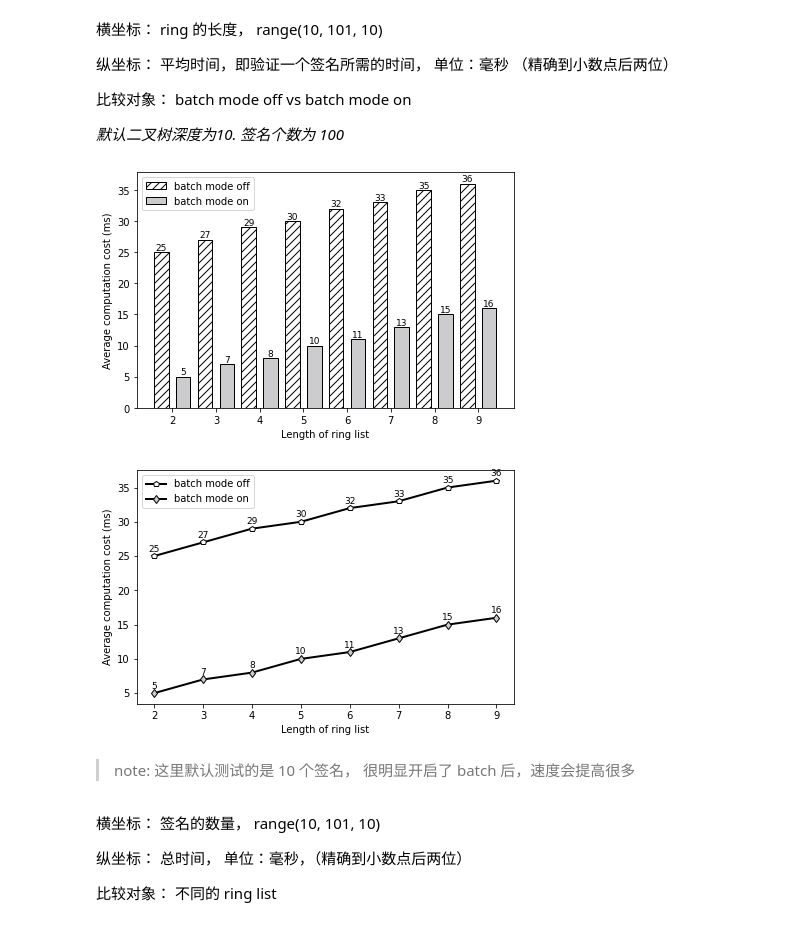
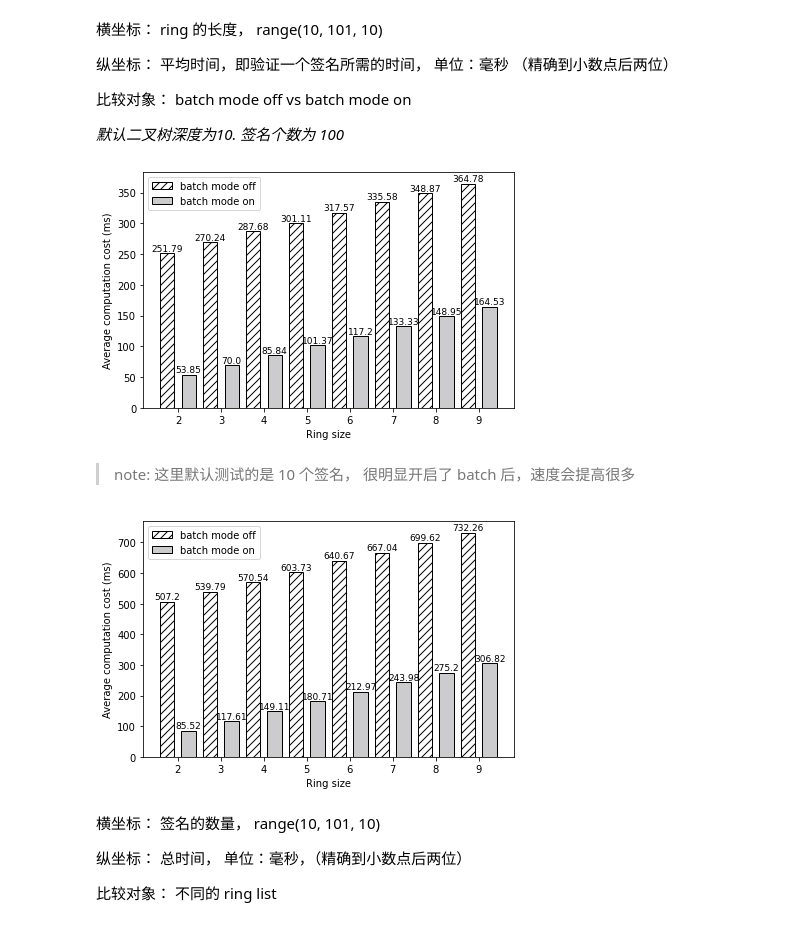
Before and after one commit to IBRS4VANETs/TEST-CASEs, a Jupyter notebook: note.ipynb, the cells around one changed output. Saved outputs shown, nothing was run; the diff lists cells and outputs as text; code cells hidden in the pictures.

```diff
--- a/note.ipynb
+++ b/note.ipynb
@@ -145,7 +145,7 @@ def test_revo(N, r_num, t_trc):
     counter = []
     for k in range(N):
         obus = []
-        trc = TRC(t_trc, 20, 'exp #3')
+        trc = TRC(t_trc, 16, 'exp #3')
         for i in range(1, 2 ** 10):
             temp_obu = OBU(trc, VID_POOL[i])
             obus.append(temp_obu)
@@ -264,7 +266,7 @@ def test_batveri(N, s_num, r_num, flag = 1):
         obu.batchV(sigmaList)
     end = time.process_time()
     if flag:
-        cost2 = Decimal((Decimal(end) - Decimal(start)) * 1000 / (N * s_num) ).quantize(Decimal("0.00"))
+        cost2 = Decimal((Decimal(end) - Decimal(start)) * 1000 / (N) ).quantize(Decimal("0.00"))
     else:
         cost2 = Decimal((Decimal(end) - Decimal(start)) * 1000 / N).quantize(Decimal("0.00"))
 
@@ -275,7 +277,7 @@ def test_batveri(N, s_num, r_num, flag = 1):
             for sigma in sigmaList:
                 obu.verify(*sigma)
         end = time.process_time()
-        cost1 = Decimal((Decimal(end) - Decimal(start)) * 1000 / (N * s_num) ).quantize(Decimal("0.00"))
+        cost1 = Decimal((Decimal(end) - Decimal(start)) * 1000 / (N) ).quantize(Decimal("0.00"))
         return (cost1, cost2)
     else:
         return cost2
@@ -284,13 +286,12 @@ types[6] = ['batch mode off', 'batch mode on']
 time_cost[6] = [[], []]
 for i in range(2, 10):
     ret = test_batveri(N, 10, i)
-    time_cost[6][0].append(int(ret[0]))
-    time_cost[6][1].append(int(ret[1]))
+    time_cost[6][0].append(float(ret[0]))
+    time_cost[6][1].append(float(ret[1]))
 # %%
-pltbar(len(time_cost[6][0]), 12, time_cost[6], types[6], range(2, 10), 'Average computation cost (ms)', 2, 'Length of ring list', 'batch_bar')
-pltpoly(len(time_cost[6][0]), time_cost[6], types[6], range(2, 10), 'Average computation cost (ms)', 2, 'Length of ring list', 'batch_poly')
+pltbar(len(time_cost[6][0]), 12, time_cost[6], types[6], range(2, 10), 'Average computation cost (ms)', 2, 'Ring size', 'batch_bar1')
+# pltpoly(len(time_cost[6][0]), time_cost[6], types[6], range(2, 10), 'Average computation cost (ms)', 2, 'Length of ring list', 'batch_poly')
 # %% [output]
-[figure, old version]
+[figure, new version]
-[figure, removed]
 # %% [markdown]
 > note: 这里默认测试的是 10 个签名， 很明显开启了 batch 后，速度会提高很多
@@ -297,3 +304,7 @@ pltpoly(len(time_cost[6][0]), time_cost[6], types[6], range(2, 10), 'Average com
+# %%
+pltbar(len(aux1[0]), 12, aux1, types[6], range(2, 10), 'Average computation cost (ms)', 2, 'Ring size', 'batch_bar2')
+# %% [output]
+[figure, added]
 # %% [markdown]
 横坐标： 签名的数量， range(10, 101, 10)
 
```
Also changed, not shown: parts of 7 cells of this notebook, 13 other files.
